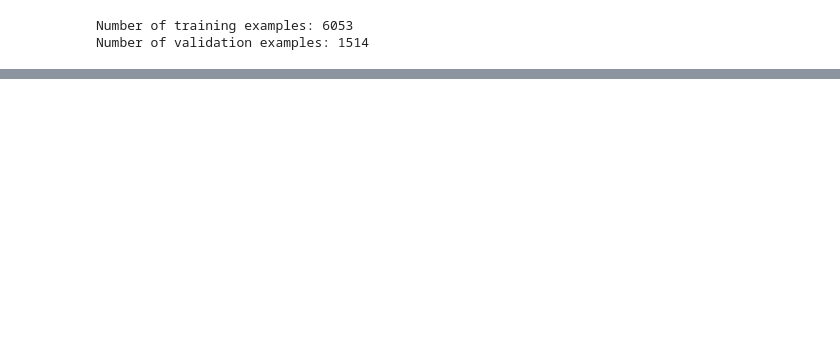
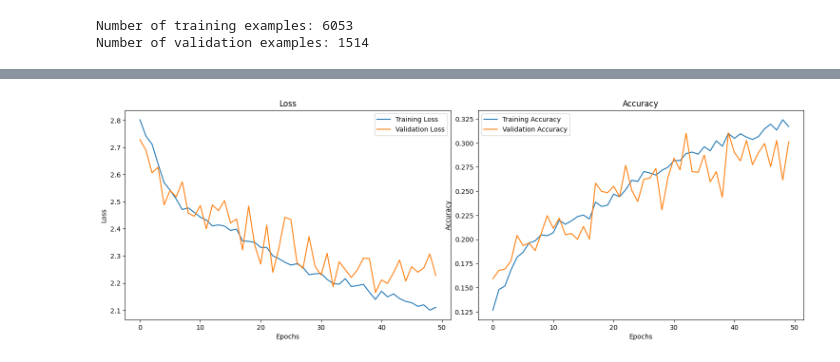
Before and after one commit to AAAlessandroP/imageRecognitionVOC2012, a Jupyter notebook: base_model.ipynb, the cells around one changed output, grey strips where cells are left out. Saved outputs shown, nothing was run; the diff lists cells and outputs as text; code cells hidden in the pictures; blank space fills up the shorter version.

```diff
--- a/base_model.ipynb
+++ b/base_model.ipynb
@@ -319,0 +373,9 @@ plot_history(history)
+# %%
+image_dataset_len = len(df)
+train_len = int(TRAIN_SIZE * image_dataset_len)
+
+train_dataset = image_dataset.take(train_len)
+val_dataset = image_dataset.skip(train_len)
+
+print(f"Number of training examples: {tf.data.experimental.cardinality(train_dataset)}")
+print(f"Number of validation examples: {tf.data.experimental.cardinality(val_dataset)}")
@@ -319,0 +385,5 @@ plot_history(history)
+# %%
+train_dataset = train_dataset.batch(BATCH_SIZE).prefetch(tf.data.AUTOTUNE)
+val_dataset = val_dataset.batch(BATCH_SIZE).prefetch(tf.data.AUTOTUNE)
+
+train_dataset, val_dataset
@@ -319,0 +393,3 @@ plot_history(history)
+# %%
+early_stopping = EarlyStopping(monitor='val_loss', patience=10, restore_best_weights=True)
+early_stopping
@@ -319,0 +398,7 @@ plot_history(history)
+# %%
+history_1 = model_1.fit(
+    train_dataset,
+    validation_data=val_dataset,
+    epochs=200,
+    callbacks=[early_stopping]
+)
@@ -319,0 +423,4 @@ plot_history(history)
+# %%
+plot_history(history_1)
+# %% [output]
+[figure, added]
```
Also changed, not shown: parts of 21 cells of this notebook.
